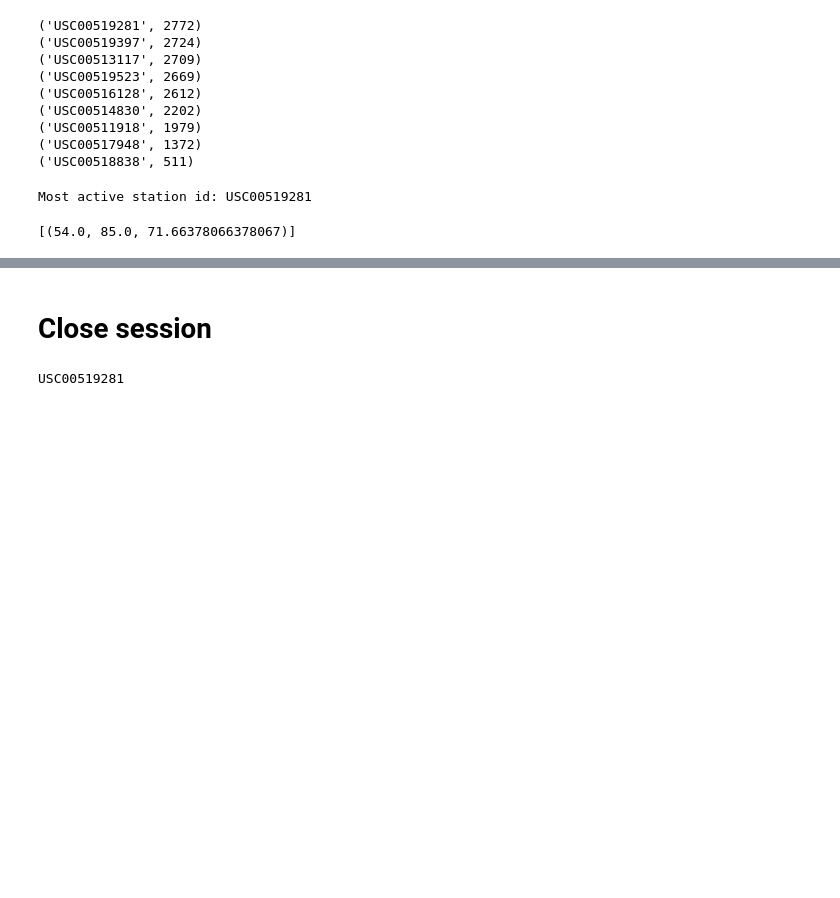
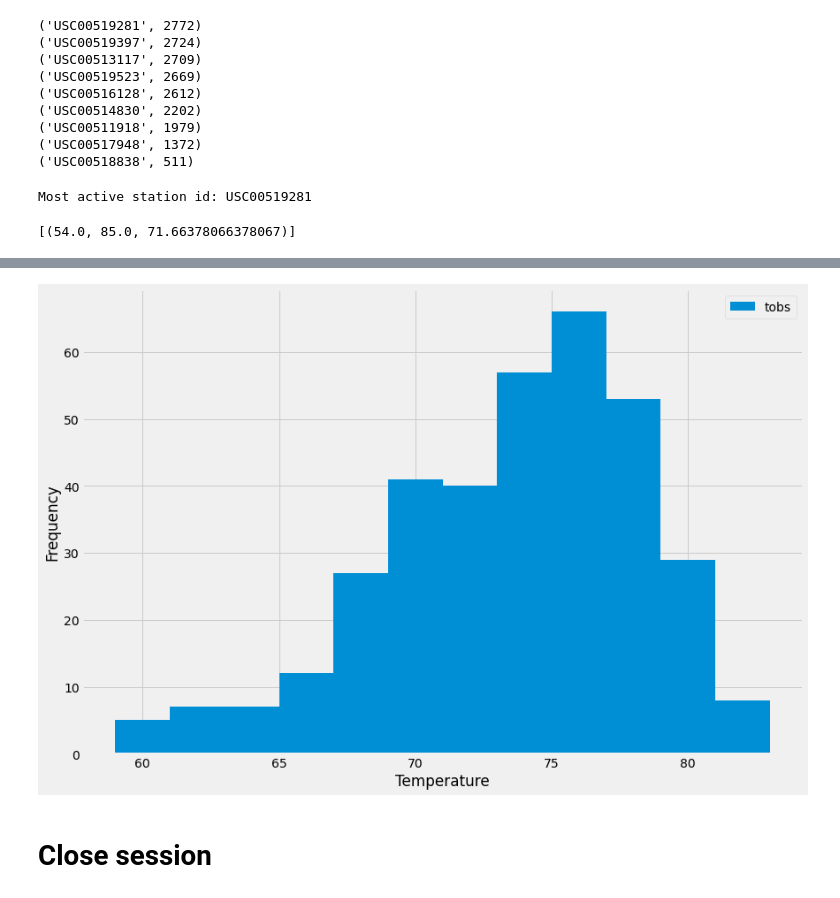
Before and after one commit to mtamrakar656/sqlalchemy-challenge, a Jupyter notebook: climate.ipynb, the cells around one changed output, grey strips where cells are left out. Drawn from its saved outputs; the diff is of its cells as text; code cells hidden in the pictures; blank space fills up the shorter version.

Commit message:
Plotted the histogram with temperature observation data

```diff
--- a/climate.ipynb
+++ b/climate.ipynb
@@ -172,7 +172,3 @@ temp_obs_data = session.query(measurement.date, measurement.tobs).\
 # Save the query results as a Pandas DataFrame and set the index to the date column
 temp_data_df = pd.DataFrame(temp_obs_data, columns = ['date', 'tobs'])
 temp_data_df
-
-
-# Rename the column
-temp_data_df = temp_data_df.rename(columns={'tobs':'temperature'})
@@ -179,11 +189,12 @@ temp_data_df = temp_data_df.rename(columns={'tobs':'temperature'})
 # %%
 # Plot the results as a histogram
+ax = temp_data_df.plot.hist(bins=12, figsize =(13,9))
+ax.set_xlabel("Temperature")
+plt.show()
+# %% [output]
+[figure, added]
 # %% [markdown]
 # Close session
 # %%
 # Close Session
 session.close()
-# %%
-print(most_active_station)
-# %% [output]
-USC00519281
```
Also changed, not shown: parts of 2 cells of this notebook, 1 other file.
